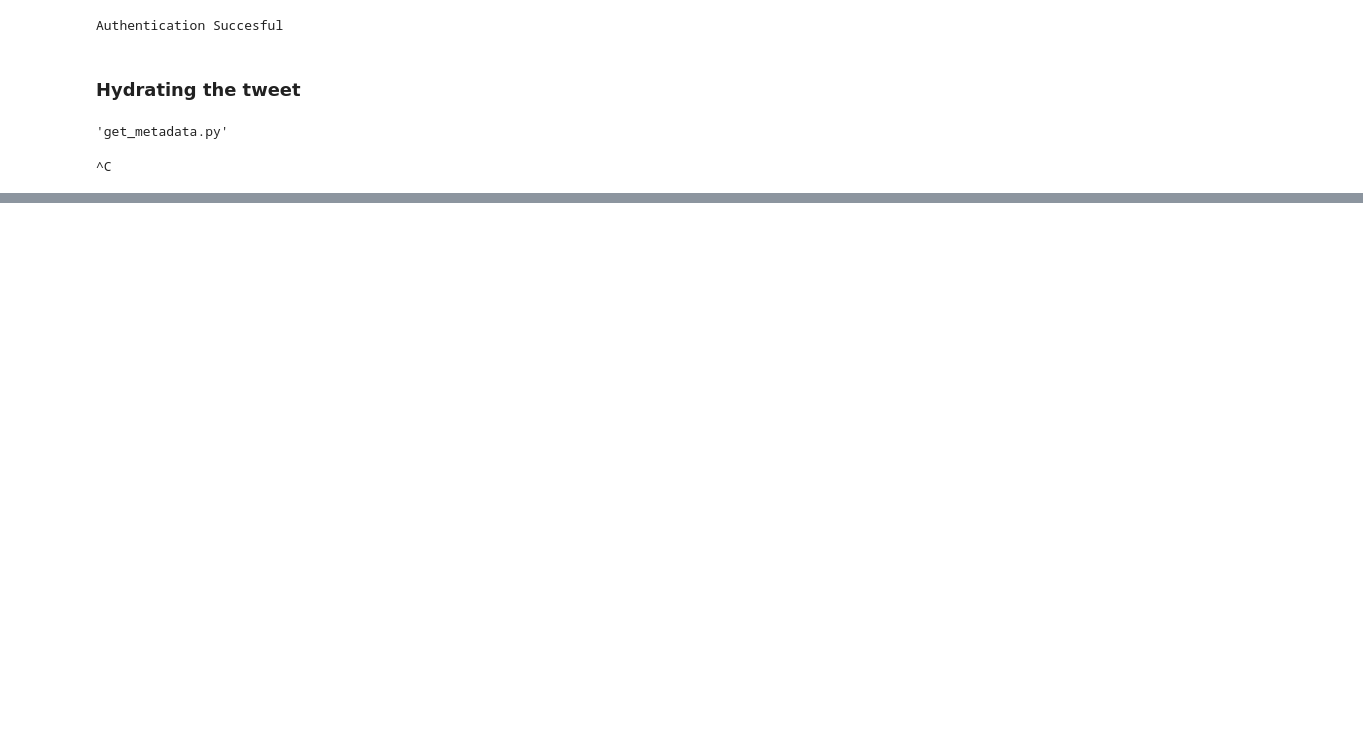
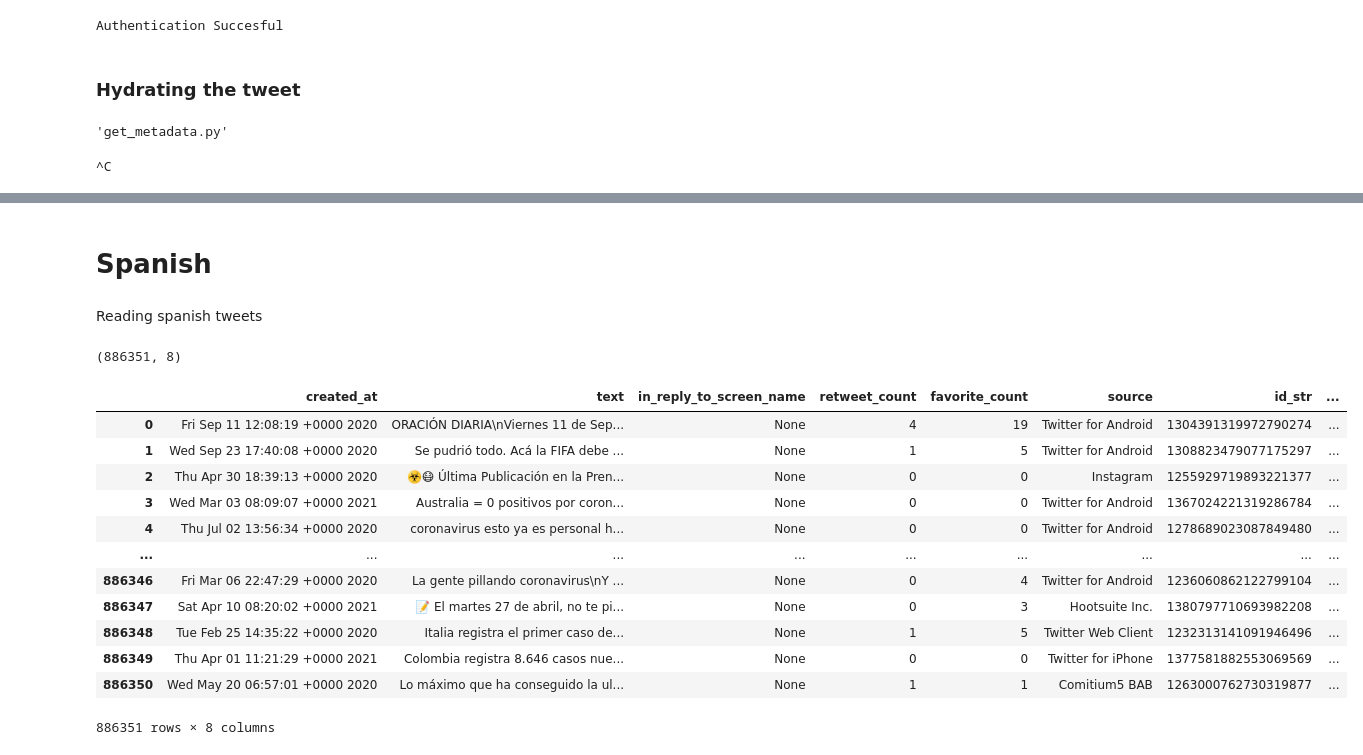
Before and after one commit to imsarmiento/NLP_202110, a Jupyter notebook: Stage 1/twitterOpenDB.ipynb, the cells around one changed output, grey strips where cells are left out. Cells and saved outputs as stored; diff of their text form; code cells hidden in the pictures; blank space fills up the shorter version.

```diff
--- a/Stage 1/twitterOpenDB.ipynb
+++ b/Stage 1/twitterOpenDB.ipynb
@@ -167,0 +349,29 @@ df.shape
+# %% [markdown]
+# Spanish
+# %% [markdown]
+Reading spanish tweets
+# %%
+import json
+file = open('./datasets/spanish/hydrated_tweets_es_short.json', 'r')
+data = []
+for line in file:
+    data.append(json.loads(line))
+
+spanish_raw = pd.json_normalize(data)
+print(spanish_raw.shape)
+spanish_raw
+# %% [output]
+(886351, 8)
+|  | created_at | text | in_reply_to_screen_name | retweet_count | favorite_count | source | id_str | ... |
+| 0 | Fri Sep 11 12:08:19 +0000 2020 | ORACIÓN DIARIA\nViernes 11 de Sep... | None | 4 | 19 | Twitter for Android | 1304391319972790274 | ... |
+| 1 | Wed Sep 23 17:40:08 +0000 2020 | Se pudrió todo. Acá la FIFA debe ... | None | 1 | 5 | Twitter for Android | 1308823479077175297 | ... |
+| 2 | Thu Apr 30 18:39:13 +0000 2020 | ☣️😷 Última Publicación en la Pren... | None | 0 | 0 | Instagram | 1255929719893221377 | ... |
+| 3 | Wed Mar 03 08:09:07 +0000 2021 | Australia = 0 positivos por coron... | None | 0 | 0 | Twitter for Android | 1367024221319286784 | ... |
+| 4 | Thu Jul 02 13:56:34 +0000 2020 | coronavirus esto ya es personal h... | None | 0 | 0 | Twitter for Android | 1278689023087849480 | ... |
+| ... | ... | ... | ... | ... | ... | ... | ... | ... |
+| 886346 | Fri Mar 06 22:47:29 +0000 2020 | La gente pillando coronavirus\nY ... | None | 0 | 4 | Twitter for Android | 1236060862122799104 | ... |
+| 886347 | Sat Apr 10 08:20:02 +0000 2021 | 📝 El martes 27 de abril, no te pi... | None | 0 | 3 | Hootsuite Inc. | 1380797710693982208 | ... |
+| 886348 | Tue Feb 25 14:35:22 +0000 2020 | Italia registra el primer caso de... | None | 1 | 5 | Twitter Web Client | 1232313141091946496 | ... |
+| 886349 | Thu Apr 01 11:21:29 +0000 2021 | Colombia registra 8.646 casos nue... | None | 0 | 0 | Twitter for iPhone | 1377581882553069569 | ... |
+| 886350 | Wed May 20 06:57:01 +0000 2020 | Lo máximo que ha conseguido la ul... | None | 1 | 1 | Comitium5 BAB | 1263000762730319877 | ... |
+886351 rows × 8 columns
```
Also changed, not shown: parts of 41 cells of this notebook, 4 other files.
